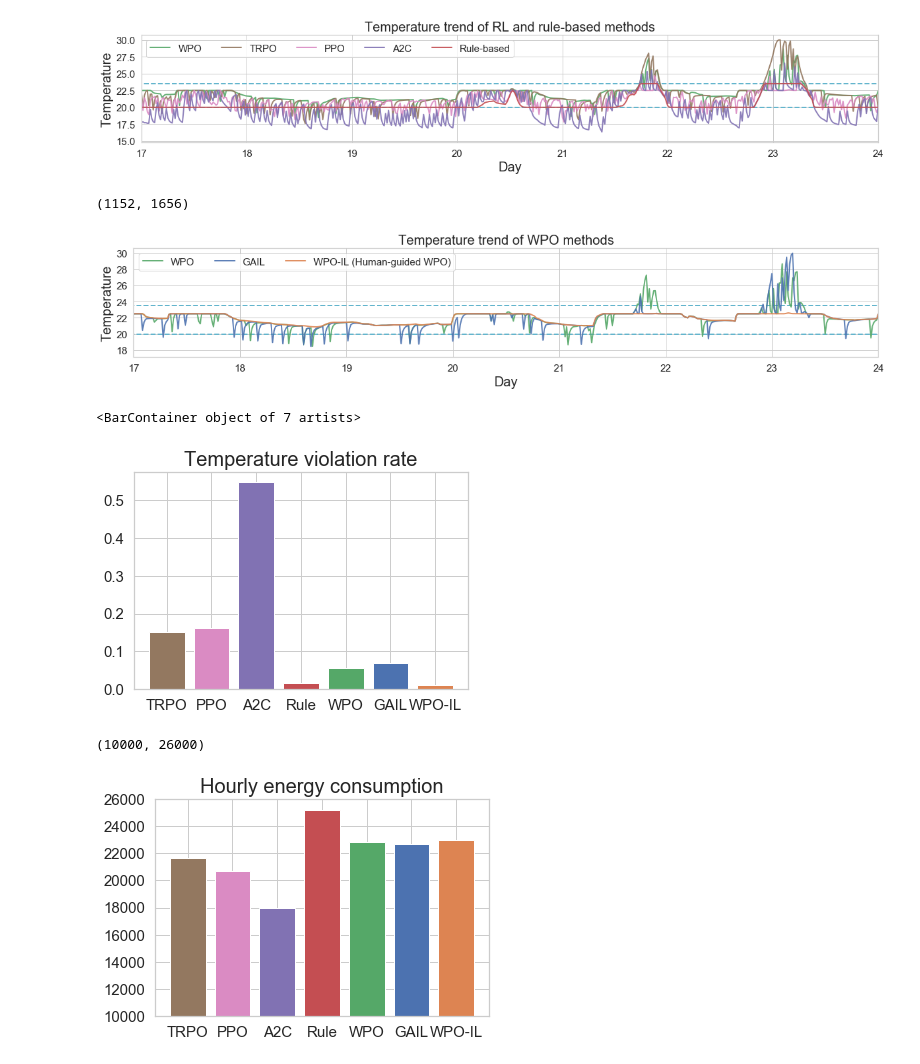
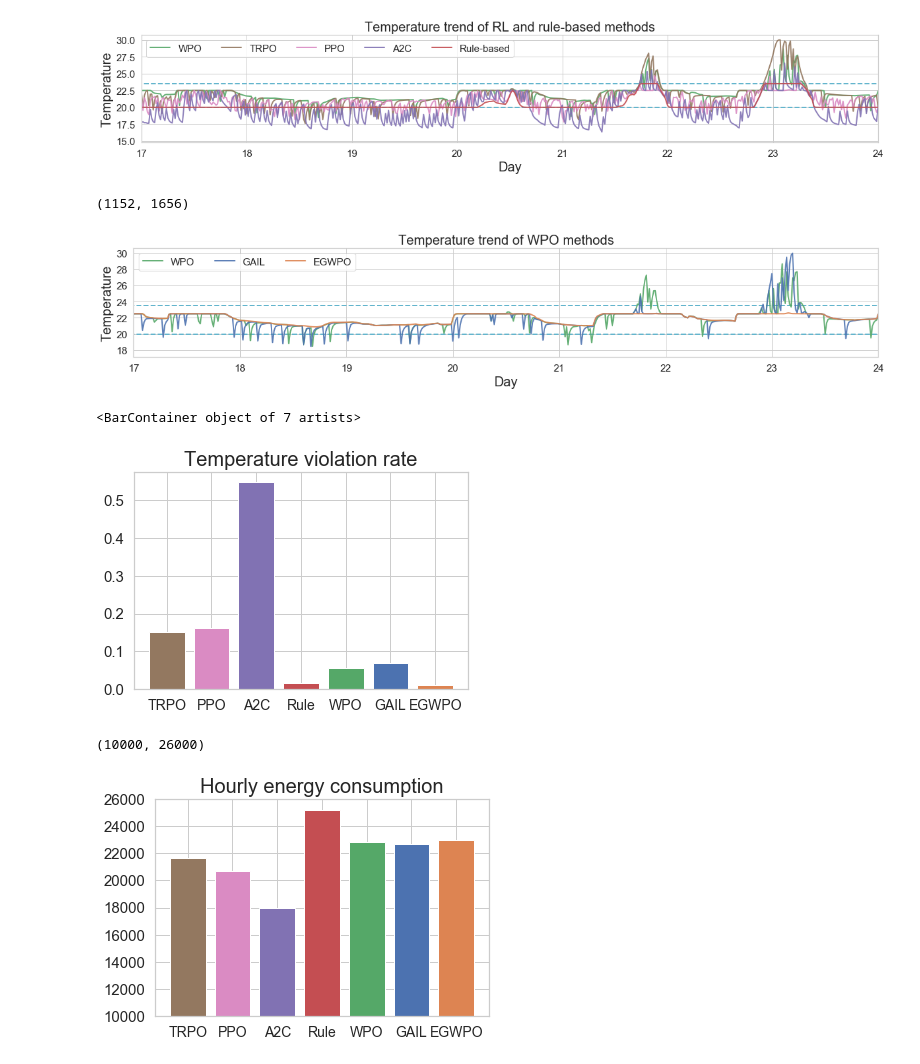
Before and after one commit to kadysongbb/wpo-smart-building, a Jupyter notebook: wpo_building_plot.ipynb, the cells around one changed output. Cells and saved outputs as stored; diff of their text form; code cells hidden in the pictures.

```diff
--- a/wpo_building_plot.ipynb
+++ b/wpo_building_plot.ipynb
@@ -161,42 +166,42 @@ plt.xlim(24*16*3, 24*23*3)
 # %%
 total_timesteps = 24*31*3
 fig = plt.figure(figsize=(20,3))
 ax = fig.add_subplot(111)
 int_list = list(range(1,32))
 string_label_list = [str(x) for x in int_list]
 ax.set_xticks(list(range(0,24*31*3,24*3)))
 ax.set_xticklabels(string_label_list)
 ax.plot(np.arange(total_timesteps), wpo_rl_temp_list, label = 'WPO', linewidth = 2, color = green, alpha=0.9)
 ax.plot(np.arange(total_timesteps), wpo_il_temp_list, label = 'GAIL', linewidth = 2, color = blue, alpha=0.9)
-ax.plot(np.arange(total_timesteps), wpo_il_rl_temp_list, label = 'WPO-IL (Human-guided WPO)', linewidth = 2, color = orange, alpha=0.9)
+ax.plot(np.arange(total_timesteps), wpo_il_rl_temp_list, label = 'EGWPO', linewidth = 2, color = orange, alpha=0.9)
 ax.set_ylabel('Temperature', fontsize = 20)
 ax.set_xlabel('Day', fontsize = 20)
 plt.yticks(fontsize=15)
 plt.xticks(fontsize=15)
 plt.legend(fontsize=15, ncol=5)
 plt.hlines(y=23.5, xmin = 0, xmax = total_timesteps, linewidth = 2, color = '#64b5cd', linestyle = '--')
 plt.hlines(y=20, xmin = 0, xmax = total_timesteps, linewidth = 2, color = '#64b5cd', linestyle = '--')
 plt.title('Temperature trend of WPO methods', fontsize = 20)
 plt.xlim(24*16*3, 24*23*3)
 # %% [output]
 (1152, 1656)
-[figure, old version]
+[figure, new version]
 # %%
 fig = plt.figure()
 plt.title('Temperature violation rate', fontsize = 20)
 plt.yticks(fontsize=15)
-plt.xticks(fontsize=15)
-plt.bar(['TRPO', 'PPO', 'A2C', 'Rule', 'WPO', 'GAIL', 'WPO-IL'], [trpo_violation_rate, ppo_violation_rate, a2c_violation_rate, rule_based_violation_rate, wpo_rl_violation_rate, wpo_il_violation_rate, wpo_il_rl_violation_rate], color = ['#937860', '#da8bc3', '#8172b3', red, green, blue, orange])
+plt.xticks(fontsize=14)
+plt.bar(['TRPO', 'PPO', 'A2C', 'Rule', 'WPO', 'GAIL', 'EGWPO'], [trpo_violation_rate, ppo_violation_rate, a2c_violation_rate, rule_based_violation_rate, wpo_rl_violation_rate, wpo_il_violation_rate, wpo_il_rl_violation_rate], color = ['#937860', '#da8bc3', '#8172b3', red, green, blue, orange])
 # %% [output]
 <BarContainer object of 7 artists>
-[figure, old version]
+[figure, new version]
 # %%
 fig = plt.figure()
 plt.title('Hourly energy consumption', fontsize = 20)
 plt.yticks(fontsize=15)
-plt.xticks(fontsize=15)
-plt.bar(['TRPO', 'PPO', 'A2C', 'Rule', 'WPO', 'GAIL', 'WPO-IL'], [trpo_average_hourly_power, ppo_average_hourly_power, a2c_average_hourly_power, rule_based_average_hourly_power, wpo_rl_average_hourly_power, wpo_il_average_hourly_power, wpo_il_rl_average_hourly_power], color = ['#937860', '#da8bc3', '#8172b3', red, green, blue, orange])
+plt.xticks(fontsize=14)
+plt.bar(['TRPO', 'PPO', 'A2C', 'Rule', 'WPO', 'GAIL', 'EGWPO'], [trpo_average_hourly_power, ppo_average_hourly_power, a2c_average_hourly_power, rule_based_average_hourly_power, wpo_rl_average_hourly_power, wpo_il_average_hourly_power, wpo_il_rl_average_hourly_power], color = ['#937860', '#da8bc3', '#8172b3', red, green, blue, orange])
 plt.ylim([10000, 26000])
 # %% [output]
 (10000, 26000)
-[figure, old version]
+[figure, new version]
```
Also changed, not shown: parts of 2 cells of this notebook.
